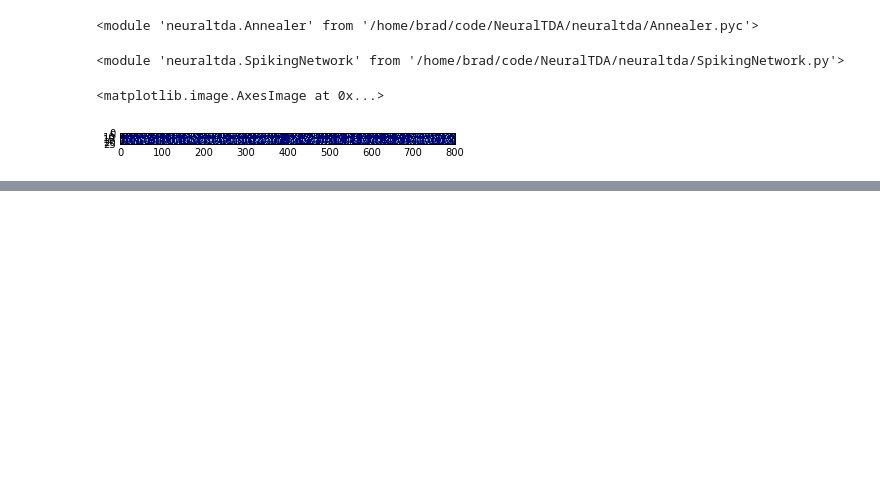
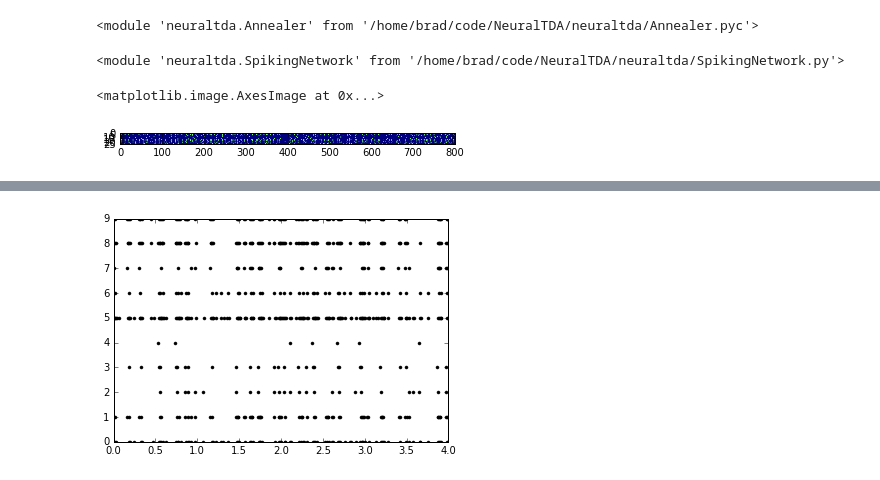
Before and after one commit to theilmbh/NeuralTDA, a Jupyter notebook: notebooks/annealing_test.ipynb, the cells around one changed output, grey strips where cells are left out. Saved outputs shown, nothing was run; the diff lists cells and outputs as text; code cells hidden in the pictures; blank space fills up the shorter version.

```diff
--- a/notebooks/annealing_test.ipynb
+++ b/notebooks/annealing_test.ipynb
@@ -210,0 +319,7 @@ test.shape
+# %%
+M1 = brian2.StateMonitor(sys.S, 'A_syn', record=True)
+sys.net.add(M1)
+sys.net.store()
+sys.run(3*np.random.standard_normal(np.array(sys.S.w).shape) )
+sys.visualize()
+# %% [output]
@@ -210,0 +331 @@ test.shape
+[figure, added]
```
Also changed, not shown: parts of 14 cells of this notebook, 3 other files.
